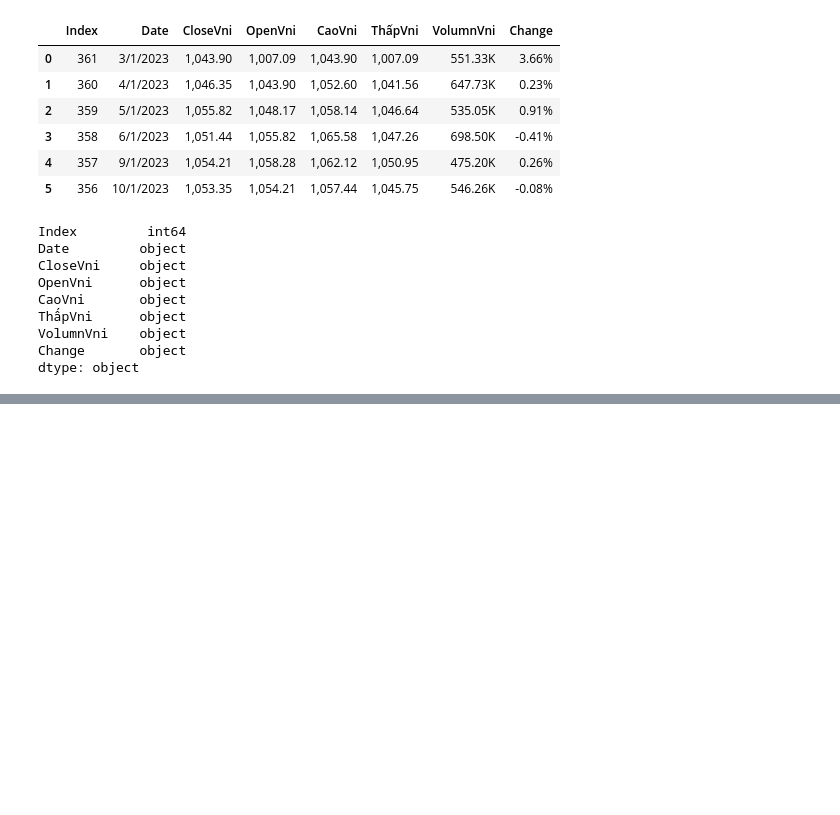
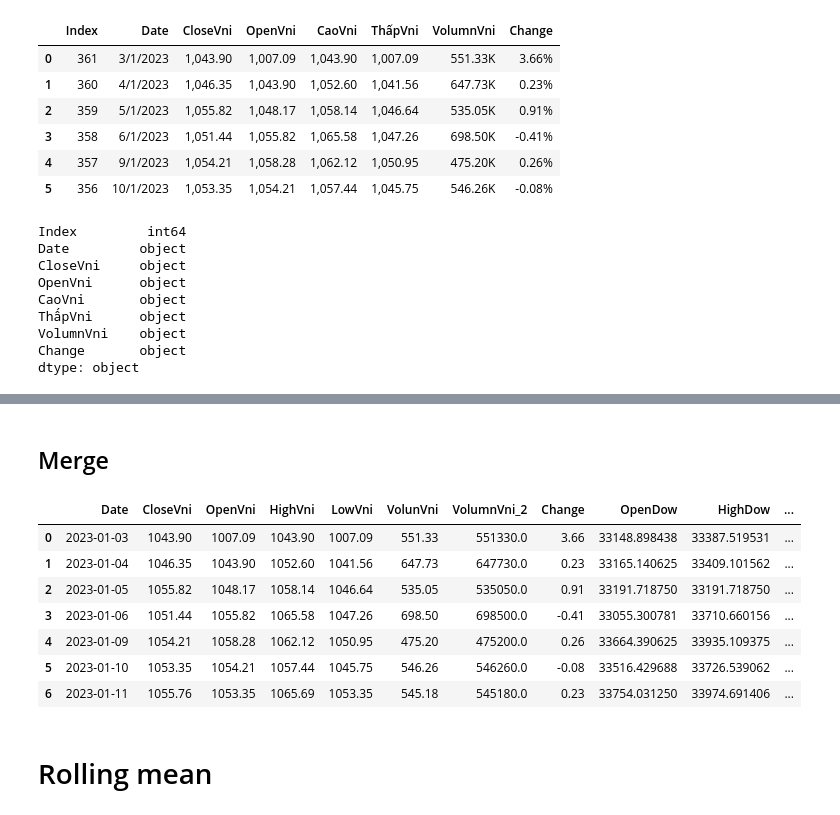
Before and after one commit to thainq1402/H-h-tr-quy-t-nh, a Jupyter notebook: Market trand prediction/process.ipynb, the cells around one changed output, grey strips where cells are left out. Saved outputs shown, nothing was run; the diff lists cells and outputs as text; code cells hidden in the pictures; blank space fills up the shorter version.

```diff
--- a/Market trand prediction/process.ipynb
+++ b/Market trand prediction/process.ipynb
@@ -63,0 +83,4 @@ dtype: object
+# %%
+vni_index = pd.read_excel('VNI_2023_2024_1.xlsx')
+sp_index = pd.read_excel('SP500_2023_2024.xlsx')
+dow_index = pd.read_excel('Dow_2023_2024.xlsx')
@@ -63,0 +99,2 @@ dtype: object
+# %%
+vni_index['Date'] = pd.to_datetime(vni_index['Date'])
@@ -63,0 +113,19 @@ dtype: object
+# %% [markdown]
+## Merge
+# %%
+concate_1 = pd.merge(vni_index,dow_index, on ='Date')
+megre_file_1 = pd.merge(concate_1,sp_index, on = 'Date')
+
+megre_file_1.to_excel('data_2023_2024.xlsx')
+megre_file_1.head(7)
+# %% [output]
+|  | Date | CloseVni | OpenVni | HighVni | LowVni | VolunVni | VolumnVni_2 | Change | OpenDow | HighDow | ... |
+| 0 | 2023-01-03 | 1043.90 | 1007.09 | 1043.90 | 1007.09 | 551.33 | 551330.0 | 3.66 | 33148.898438 | 33387.519531 | ... |
+| 1 | 2023-01-04 | 1046.35 | 1043.90 | 1052.60 | 1041.56 | 647.73 | 647730.0 | 0.23 | 33165.140625 | 33409.101562 | ... |
+| 2 | 2023-01-05 | 1055.82 | 1048.17 | 1058.14 | 1046.64 | 535.05 | 535050.0 | 0.91 | 33191.718750 | 33191.718750 | ... |
+| 3 | 2023-01-06 | 1051.44 | 1055.82 | 1065.58 | 1047.26 | 698.50 | 698500.0 | -0.41 | 33055.300781 | 33710.660156 | ... |
+| 4 | 2023-01-09 | 1054.21 | 1058.28 | 1062.12 | 1050.95 | 475.20 | 475200.0 | 0.26 | 33664.390625 | 33935.109375 | ... |
+| 5 | 2023-01-10 | 1053.35 | 1054.21 | 1057.44 | 1045.75 | 546.26 | 546260.0 | -0.08 | 33516.429688 | 33726.539062 | ... |
+| 6 | 2023-01-11 | 1055.76 | 1053.35 | 1065.69 | 1053.35 | 545.18 | 545180.0 | 0.23 | 33754.031250 | 33974.691406 | ... |
+# %% [markdown]
+# Rolling mean
```
Also changed, not shown: parts of 13 cells of this notebook, 8 other files.
